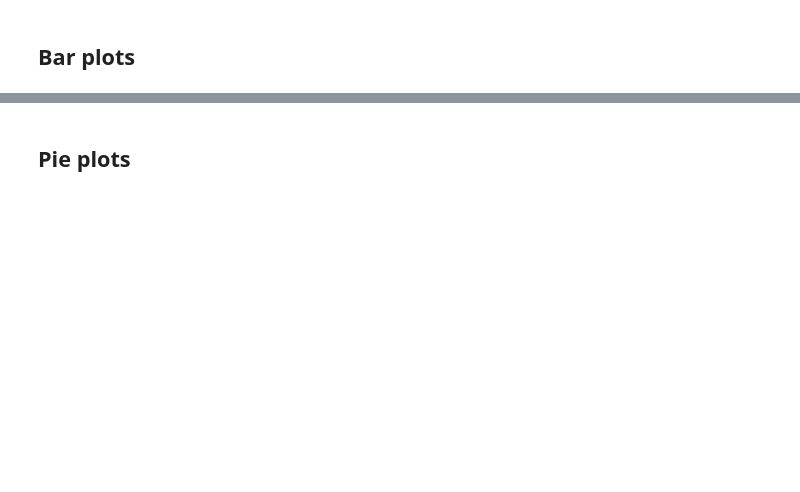
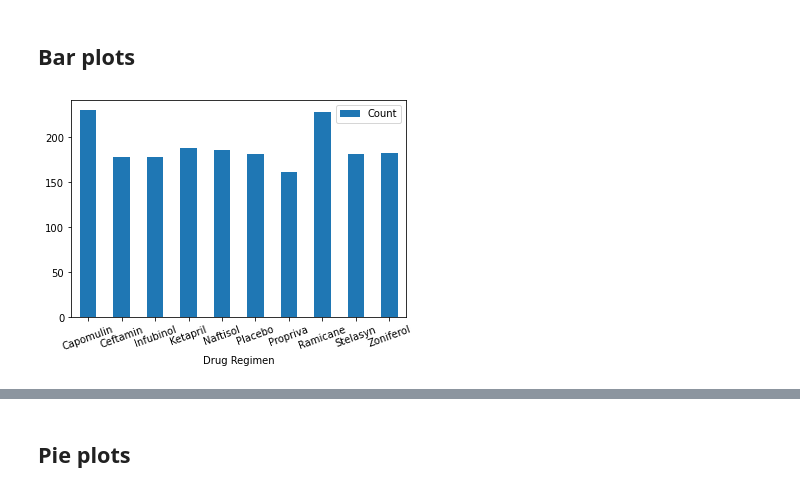
Before and after one commit to Jipengyan/Matplotlib-challenges, a Jupyter notebook: pymaceuticals_starter.ipynb, the cells around one changed output, grey strips where cells are left out. Drawn from its saved outputs; the diff is of its cells as text; code cells hidden in the pictures; blank space fills up the shorter version.

```diff
--- a/pymaceuticals_starter.ipynb
+++ b/pymaceuticals_starter.ipynb
@@ -3,6 +3,9 @@
 # %% [markdown]
 ## Dependencies and starter code
 # %%
+# Ramicane and Capomulin are two best drugs
+# Kepril has the lowest restrictive effect on the tumor growth
+# strong correlation between mouse weight and averge tumor volume
 # Dependencies and Setup
 import matplotlib.pyplot as plt
 import pandas as pd
@@ -18,7 +21,7 @@ mouse_metadata = pd.read_csv(mouse_metadata)
 study_results = pd.read_csv(study_results)
 
 # Combine the data into a single dataset
-combine_data= pd.merge(mouse_metadata, study_results, on="Mouse ID")
+combine_data= pd.merge(mouse_metadata, study_results, how='outer', on="Mouse ID")
 combine_data.head()
 # %% [output]
 |  | Mouse ID | Drug Regimen | Sex | Age_months | Weight (g) | Timepoint | Tumor Volume (mm3) | ... |
@@ -50,3 +54,10 @@ The mean of the tumor volume for each regimen is 50.448380631336505
 ## Bar plots
 # %%
 # Generate a bar plot showing number of data points for each treatment regimen using pandas
+Data_points=combine_data.groupby(["Drug Regimen"]).count().reset_index()
+Data_points_count=Data_points[["Drug Regimen", "Mouse ID"]]
+Data_points_count_RM= Data_points_count.rename(columns={"Mouse ID":"Count"})
+Data_points_count_RM=Data_points_count_RM.set_index("Drug Regimen")
+ax=Data_points_count_RM.plot.bar(rot=20)
+# %% [output]
+[figure, added]
```
Also changed, not shown: parts of 24 cells of this notebook.
